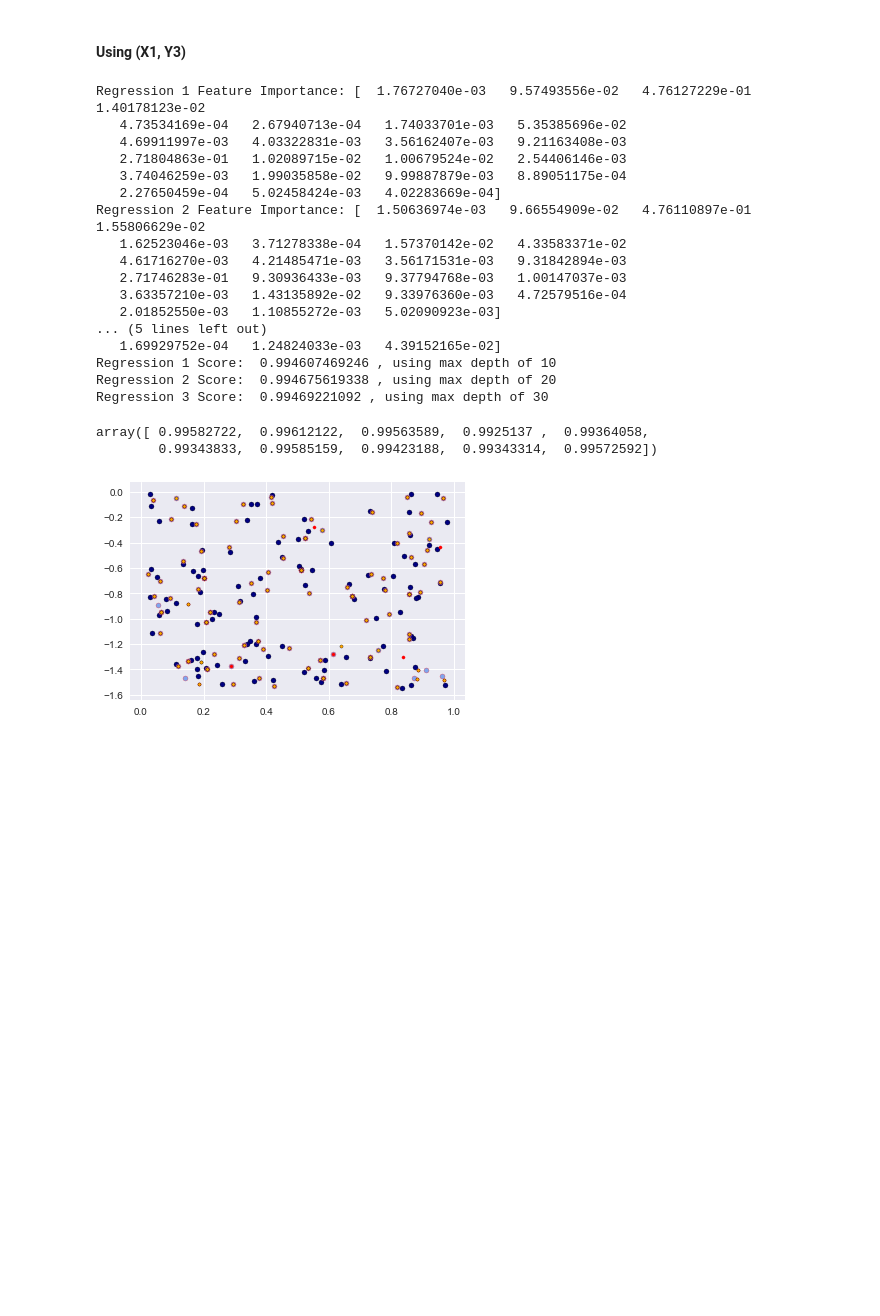
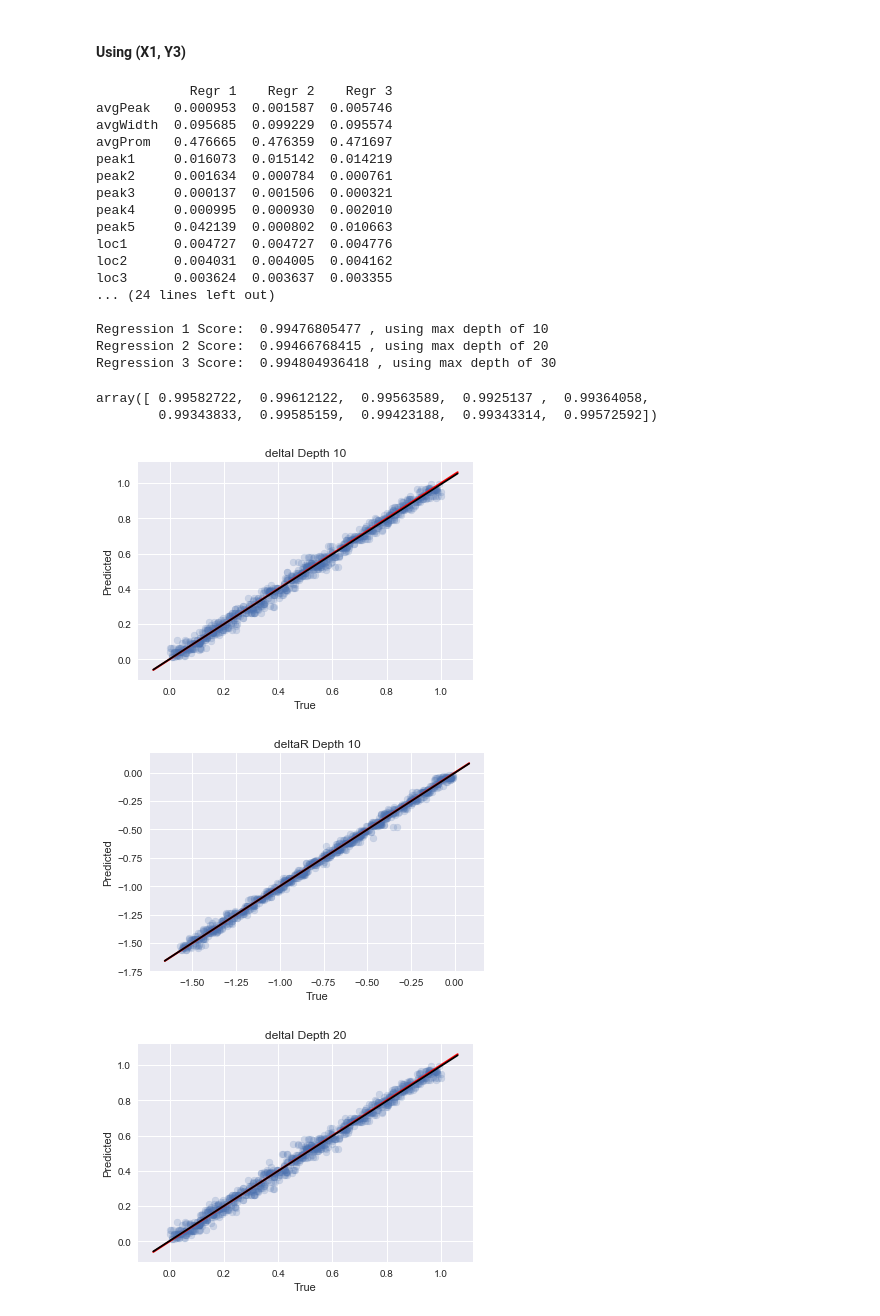
Before and after one commit to Lcollins91/DS_ResearchProject_ND, a Jupyter notebook: Master_CO_Circle_Spec_Model.ipynb, the cells around one changed output. Drawn from its saved outputs; the diff is of its cells as text; code cells hidden in the pictures; blank space fills up the shorter version.

Commit message:
Improved Decision Tree summary

```diff
--- a/Master_CO_Circle_Spec_Model.ipynb
+++ b/Master_CO_Circle_Spec_Model.ipynb
@@ -588,58 +591,64 @@ regr_1.fit(X_1_train, Y_3_train)
 regr_2.fit(X_1_train, Y_3_train)
 regr_3.fit(X_1_train, Y_3_train)
 
 
 #Print the coefficients or importances
-print(pd.DataFrame([regr_1.feature_importances_; regr_2.feature_importances_; regr_3.feature_importances_]))
 
+data1 = pd.DataFrame(regr_1.feature_importances_.T, columns = ['Regr 1'])
 
+data1['Regr 2'] = pd.Series(regr_2.feature_importances_.T)
+data1['Regr 3'] = pd.Series(regr_3.feature_importances_.T)
+data1.index = X_1_train.columns
 
+print(data1)
 
-print('Regression 1 Feature Importance:', regr_1.feature_importances_)
-print('Regression 2 Feature Importance:', regr_2.feature_importances_)
-print('Regression 3 Feature Importance:', regr_3.feature_importances_)
 
 #Use model to predict
 y_1 = regr_1.predict(X_1_test)
 y_2 = regr_2.predict(X_1_test)
 y_3 = regr_3.predict(X_1_test)
 
 #Plot results
 s = 25
-plt.scatter(Y_3_test.iloc[1:100, 0], Y_3_test.iloc[1:100, 1], c="navy", s=s,edgecolor="black", label="data")
+plotSummary(Y_3_test['deltaI'], y_1[:,0], 'deltaI Depth 10')
+plotSummary(Y_3_test['deltaR'], y_1[:,1], 'deltaR Depth 10')
 
-#plt.show()
-plt.scatter(y_1[1:100, 0], y_1[1:100, 1], c="cornflowerblue", s=s,edgecolor="red", label="data", alpha = 0.8)
-plt.scatter(y_2[1:100, 0], y_2[1:100, 1], c="red", s=10,edgecolor="red", label="data")
-plt.scatter(y_3[1:100, 0], y_3[1:100, 1], c="orange", s=10,edgecolor="black", label="data")
+plotSummary(Y_3_test['deltaI'], y_2[:,0], 'deltaI Depth 20')
+plotSummary(Y_3_test['deltaR'], y_2[:,1], 'deltaR Depth 20')
+
+plotSummary(Y_3_test['deltaI'], y_3[:,0], 'deltaI Depth 30')
+plotSummary(Y_3_test['deltaR'], y_3[:,1], 'deltaR Depth 30')
+print(' ')
 
 #Trying to understand the scoring
 print('Regression 1 Score: ', regr_1.score(X_1_test,Y_3_test), ', using max depth of 10')
 print('Regression 2 Score: ', regr_2.score(X_1_test,Y_3_test), ', using max depth of 20')
 print('Regression 3 Score: ', regr_3.score(X_1_test,Y_3_test),', using max depth of 30')
 
-from sklearn.model_selection import cross_val_score
+
 
 regressor = DecisionTreeRegressor(random_state=0,max_depth=30, min_samples_leaf=5)
 cross_val_score(regressor, X1, Y3, cv=10)
 # %% [output]
-Regression 1 Feature Importance: [  1.76727040e-03   9.57493556e-02   4.76127229e-01   1.40178123e-02
-   4.73534169e-04   2.67940713e-04   1.74033701e-03   5.35385696e-02
-   4.69911997e-03   4.03322831e-03   3.56162407e-03   9.21163408e-03
-   2.71804863e-01   1.02089715e-02   1.00679524e-02   2.54406146e-03
-   3.74046259e-03   1.99035858e-02   9.99887879e-03   8.89051175e-04
-   2.27650459e-04   5.02458424e-03   4.02283669e-04]
-Regression 2 Feature Importance: [  1.50636974e-03   9.66554909e-02   4.76110897e-01   1.55806629e-02
-   1.62523046e-03   3.71278338e-04   1.57370142e-02   4.33583371e-02
-   4.61716270e-03   4.21485471e-03   3.56171531e-03   9.31842894e-03
-   2.71746283e-01   9.30936433e-03   9.37794768e-03   1.00147037e-03
-   3.63357210e-03   1.43135892e-02   9.33976360e-03   4.72579516e-04
-   2.01852550e-03   1.10855272e-03   5.02090923e-03]
-... (5 lines left out)
-   1.69929752e-04   1.24824033e-03   4.39152165e-02]
-Regression 1 Score:  0.994607469246 , using max depth of 10
-Regression 2 Score:  0.994675619338 , using max depth of 20
-Regression 3 Score:  0.99469221092 , using max depth of 30
+            Regr 1    Regr 2    Regr 3
+avgPeak   0.000953  0.001587  0.005746
+avgWidth  0.095685  0.099229  0.095574
+avgProm   0.476665  0.476359  0.471697
+peak1     0.016073  0.015142  0.014219
+peak2     0.001634  0.000784  0.000761
+peak3     0.000137  0.001506  0.000321
+peak4     0.000995  0.000930  0.002010
+peak5     0.042139  0.000802  0.010663
+loc1      0.004727  0.004727  0.004776
+loc2      0.004031  0.004005  0.004162
+loc3      0.003624  0.003637  0.003355
+... (24 lines left out)
+
+Regression 1 Score:  0.99476805477 , using max depth of 10
+Regression 2 Score:  0.99466768415 , using max depth of 20
+Regression 3 Score:  0.994804936418 , using max depth of 30
 array([ 0.99582722,  0.99612122,  0.99563589,  0.9925137 ,  0.99364058,
         0.99343833,  0.99585159,  0.99423188,  0.99343314,  0.99572592])
-[figure, old version]
+[figure, new version]
+[figure, added]
+[figure, added]
```
Also changed, not shown: parts of 19 cells of this notebook.
